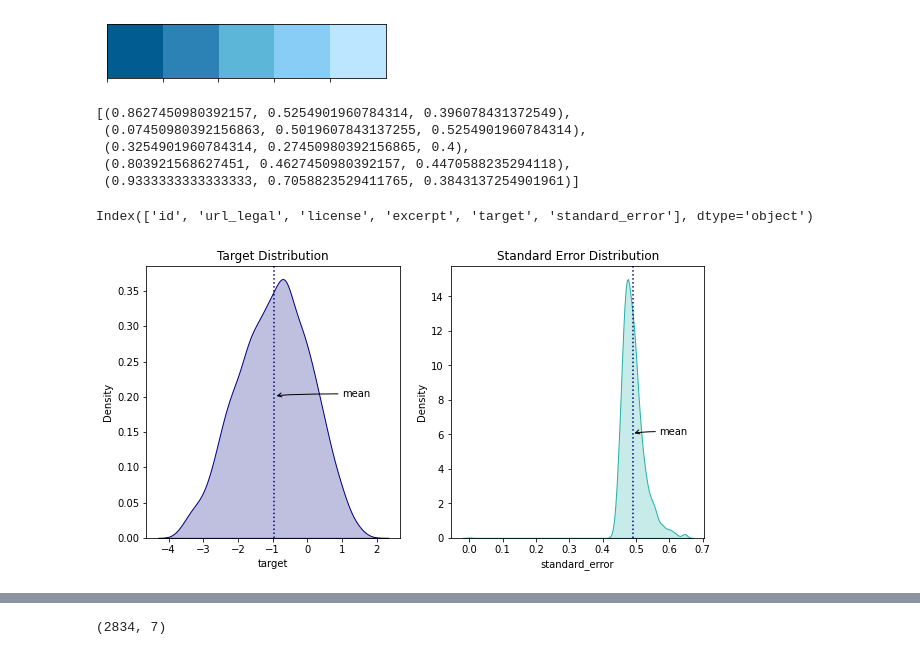
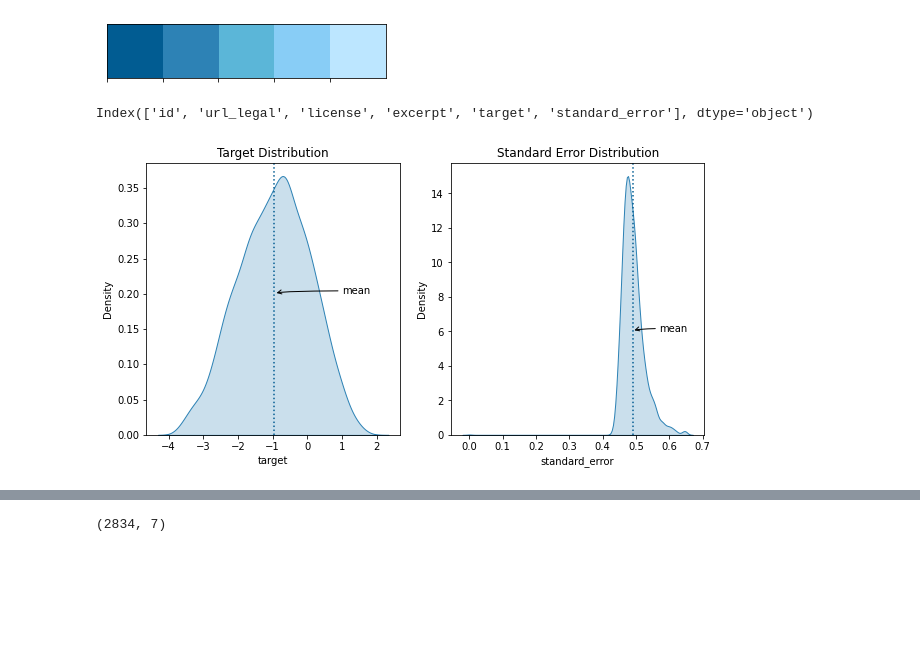
Before and after one commit to truongthuanr/transfer, a Jupyter notebook: CommonLit_Idea.ipynb, the cells around one changed output, grey strips where cells are left out. Cells and saved outputs as stored; diff of their text form; code cells hidden in the pictures; blank space fills up the shorter version.

```diff
--- a/CommonLit_Idea.ipynb
+++ b/CommonLit_Idea.ipynb
@@ -70,11 +70,3 @@ sns.palplot(sns.color_palette(colorset5),size=1)
 [figure]
 [figure]
 [figure]
-# %%
-sns.color_palette(colorset2)
-# %% [output]
-[(0.8627450980392157, 0.5254901960784314, 0.396078431372549),
- (0.07450980392156863, 0.5019607843137255, 0.5254901960784314),
- (0.3254901960784314, 0.27450980392156865, 0.4),
- (0.803921568627451, 0.4627450980392157, 0.4470588235294118),
- (0.9333333333333333, 0.7058823529411765, 0.3843137254901961)]
@@ -94,24 +84,24 @@ train_df_shuffled = train_df.sample(frac=1, random_state=42)
 # %%
 # How the target look like
 fig, axes = plt.subplots(1,2,figsize=(10, 5))
-sns.kdeplot(train_df.target,color='navy',shade=True, ax=axes[0]) # Plot the target
-sns.kdeplot(train_df.standard_error,color='lightseagreen',shade=True, ax=axes[1]) # Plot the sandard_error
+sns.kdeplot(train_df.target,color=colorset5[1],shade=True, ax=axes[0]) # Plot the target
+sns.kdeplot(train_df.standard_error,color=colorset5[1],shade=True, ax=axes[1]) # Plot the sandard_error
 
 # Set the title
 axes[0].set_title('Target Distribution')
 axes[1].set_title('Standard Error Distribution')
 
-axes[0].axvline(train_df.target.mean(),color="navy",linestyle=':')
-axes[1].axvline(train_df.standard_error.mean(),color="navy",linestyle=':')
+axes[0].axvline(train_df.target.mean(),color=colorset5[0],linestyle=':')
+axes[1].axvline(train_df.standard_error.mean(),color=colorset5[0],linestyle=':')
 
 axes[0].annotate('mean', xy=(-0.3* np.pi, 0.2), xytext=(1, 0.2),
             arrowprops=dict(arrowstyle="->",
                             connectionstyle="angle3,angleA=0,angleB=-90"));
 axes[1].annotate('mean', xy=(0.49, 6), xytext=(0.57, 6),
             arrowprops=dict(arrowstyle="->",
                             connectionstyle="angle3,angleA=0,angleB=-90"));
 # %% [output]
-[figure, old version]
+[figure, new version]
 # %%
 sns.jointplot(x=train_df.target,
               y=train_df.standard_error,
```
Also changed, not shown: parts of 19 cells of this notebook.
